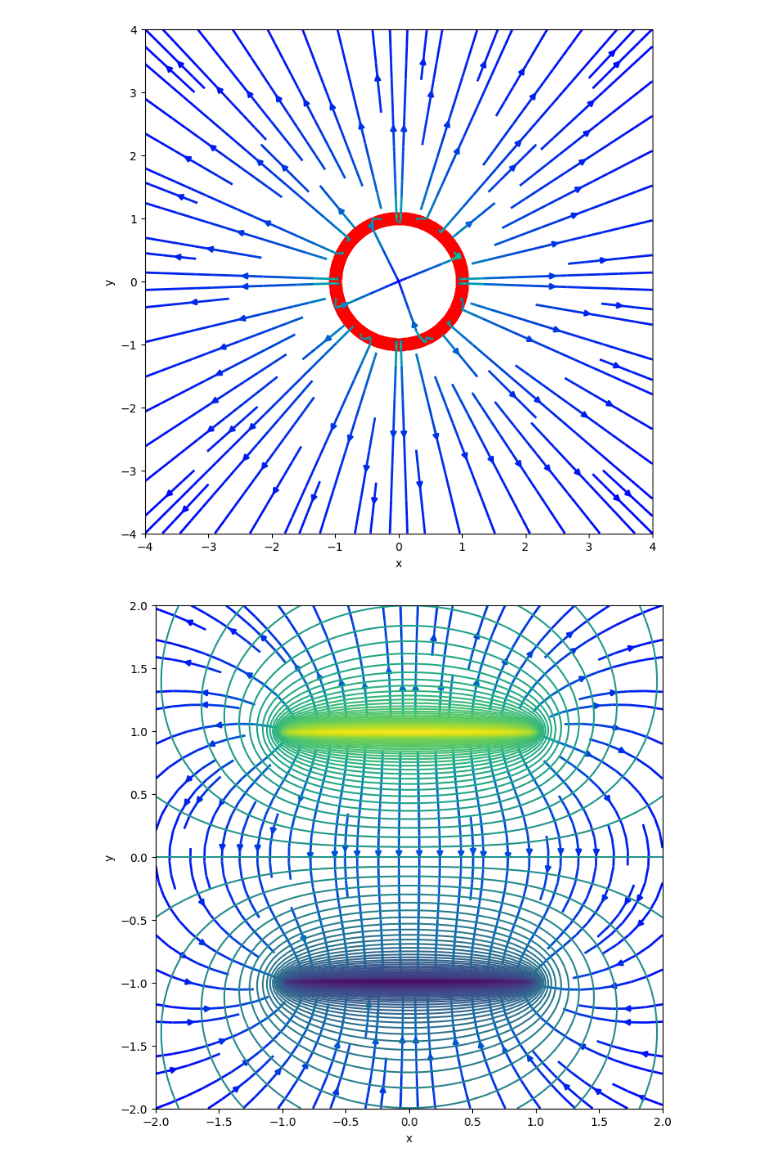
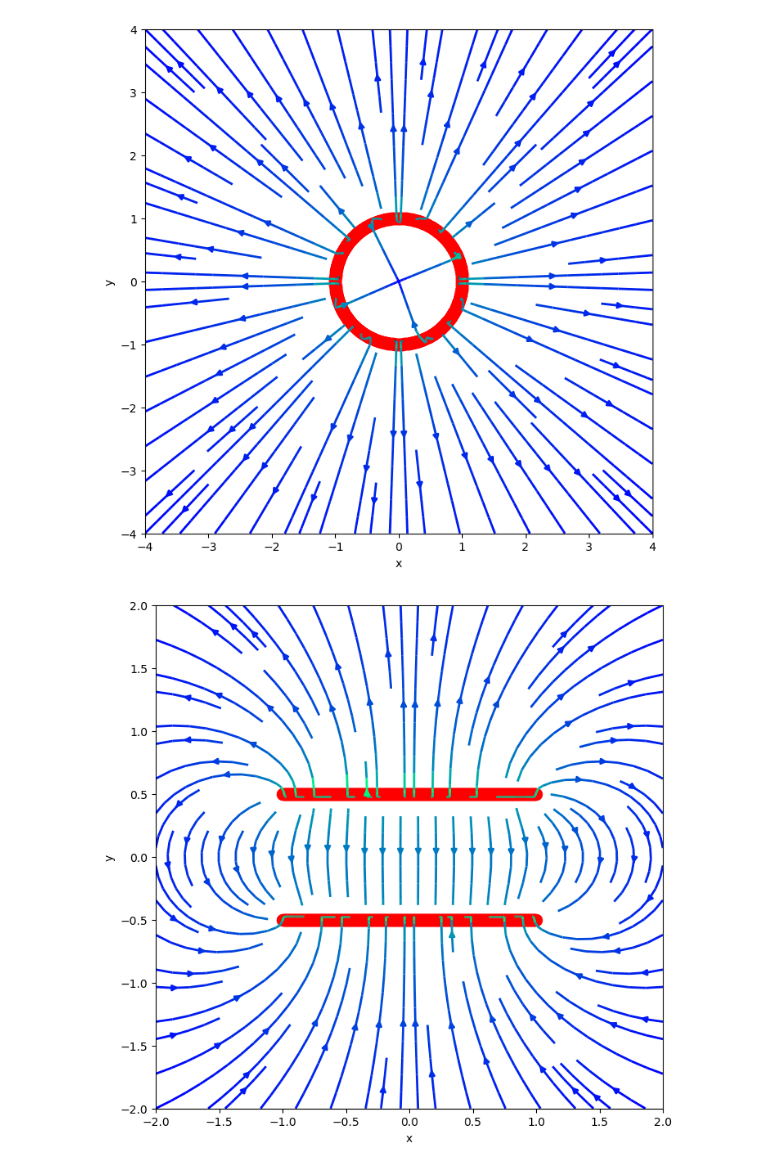
Before and after one commit to brash99/phys202, a Jupyter notebook: JupyterNotebooks/ElectricFieldLines.ipynb, the cells around one changed output. Drawn from its saved outputs; the diff is of its cells as text; code cells hidden in the pictures.

```diff
--- a/JupyterNotebooks/ElectricFieldLines.ipynb
+++ b/JupyterNotebooks/ElectricFieldLines.ipynb
@@ -316,19 +316,19 @@ DrawELines(Q, XQ, YQ, -4, 4, -4, 4)
 # %%
 # Parallel Plates
 
 Qtop = [1e-9]*1000
 Qbottom = [-1e-9]*1000
 Q = Qtop + Qbottom
 
 XQtop = np.linspace(-1,1,1000)
-YQtop = np.ones(1000)
+YQtop = np.ones(1000)*0.5
 
 XQbottom = np.linspace(-1,1,1000)
-YQbottom = -np.ones(1000)
+YQbottom = -np.ones(1000)*0.5
 
 XQ = np.concatenate((XQtop, XQbottom))
 YQ = np.concatenate((YQtop, YQbottom))
 
-DrawELines(Q, XQ, YQ, -2, 2, -2, 2, showV = True)
+DrawELines(Q, XQ, YQ, -2, 2, -2, 2, showV = False)
 # %% [output]
-[figure, old version]
+[figure, new version]
```
Also changed, not shown: parts of 1 cell of this notebook.
